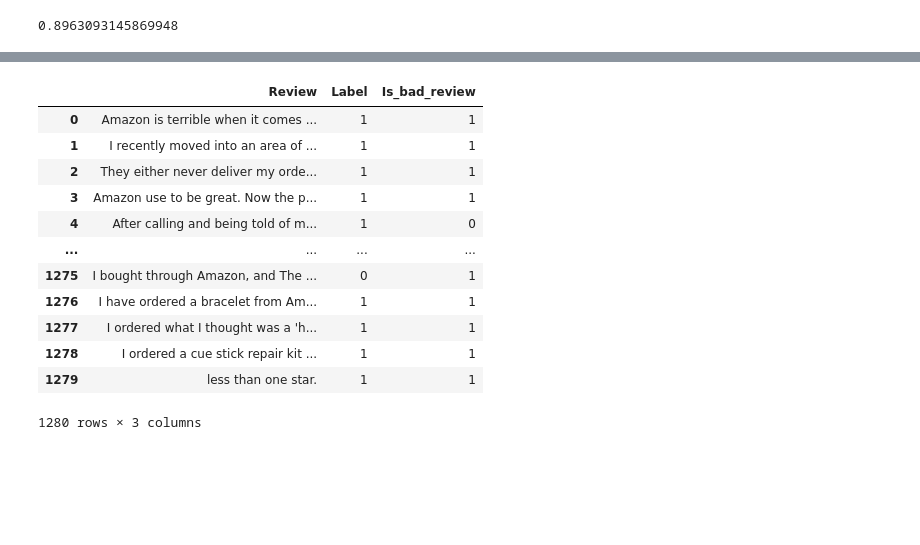
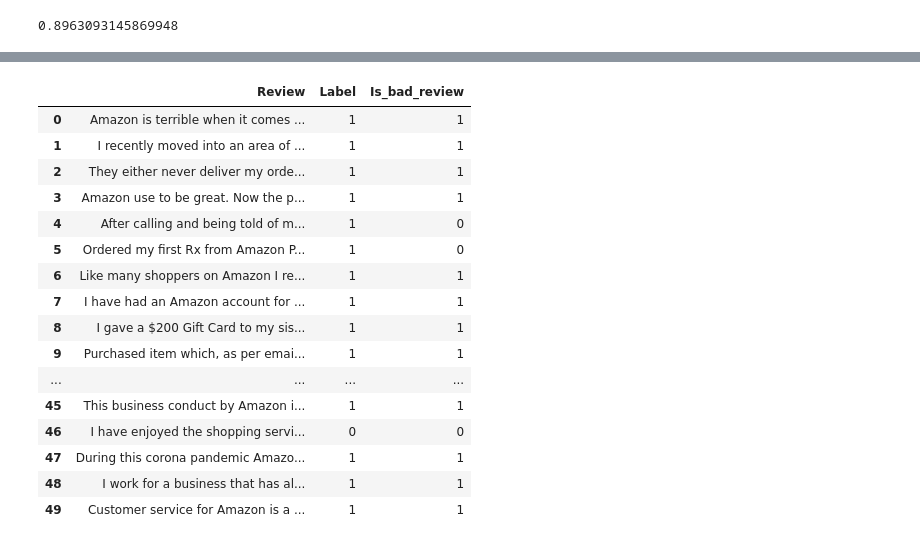
Before and after one commit to kiran2706/NLP_setimental, a Jupyter notebook: Bad_or_Good_Review.ipynb, the cells around one changed output, grey strips where cells are left out. Cells and saved outputs as stored; diff of their text form; code cells hidden in the pictures; blank space fills up the shorter version.

```diff
--- a/Bad_or_Good_Review.ipynb
+++ b/Bad_or_Good_Review.ipynb
@@ -905,16 +887,20 @@ Name: 1275, dtype: object
 # %%
-unseen_df_predcit.loc[:,['Review','Label','Is_bad_review']]
+unseen_df_predcit.loc[:,['Review','Label','Is_bad_review']][:50]
 # %% [output]
 |  | Review | Label | Is_bad_review |
 | 0 | Amazon is terrible when it comes ... | 1 | 1 |
 | 1 | I recently moved into an area of ... | 1 | 1 |
 | 2 | They either never deliver my orde... | 1 | 1 |
 | 3 | Amazon use to be great. Now the p... | 1 | 1 |
 | 4 | After calling and being told of m... | 1 | 0 |
+| 5 | Ordered my first Rx from Amazon P... | 1 | 0 |
+| 6 | Like many shoppers on Amazon I re... | 1 | 1 |
+| 7 | I have had an Amazon account for ... | 1 | 1 |
+| 8 | I gave a $200 Gift Card to my sis... | 1 | 1 |
+| 9 | Purchased item which, as per emai... | 1 | 1 |
 | ... | ... | ... | ... |
-| 1275 | I bought through Amazon, and The ... | 0 | 1 |
-| 1276 | I have ordered a bracelet from Am... | 1 | 1 |
-| 1277 | I ordered what I thought was a 'h... | 1 | 1 |
-| 1278 | I ordered a cue stick repair kit ... | 1 | 1 |
-| 1279 | less than one star. | 1 | 1 |
+| 45 | This business conduct by Amazon i... | 1 | 1 |
+| 46 | I have enjoyed the shopping servi... | 0 | 0 |
+| 47 | During this corona pandemic Amazo... | 1 | 1 |
+| 48 | I work for a business that has al... | 1 | 1 |
+| 49 | Customer service for Amazon is a ... | 1 | 1 |
-1280 rows × 3 columns
```
Also changed, not shown: parts of 1 cell of this notebook.
